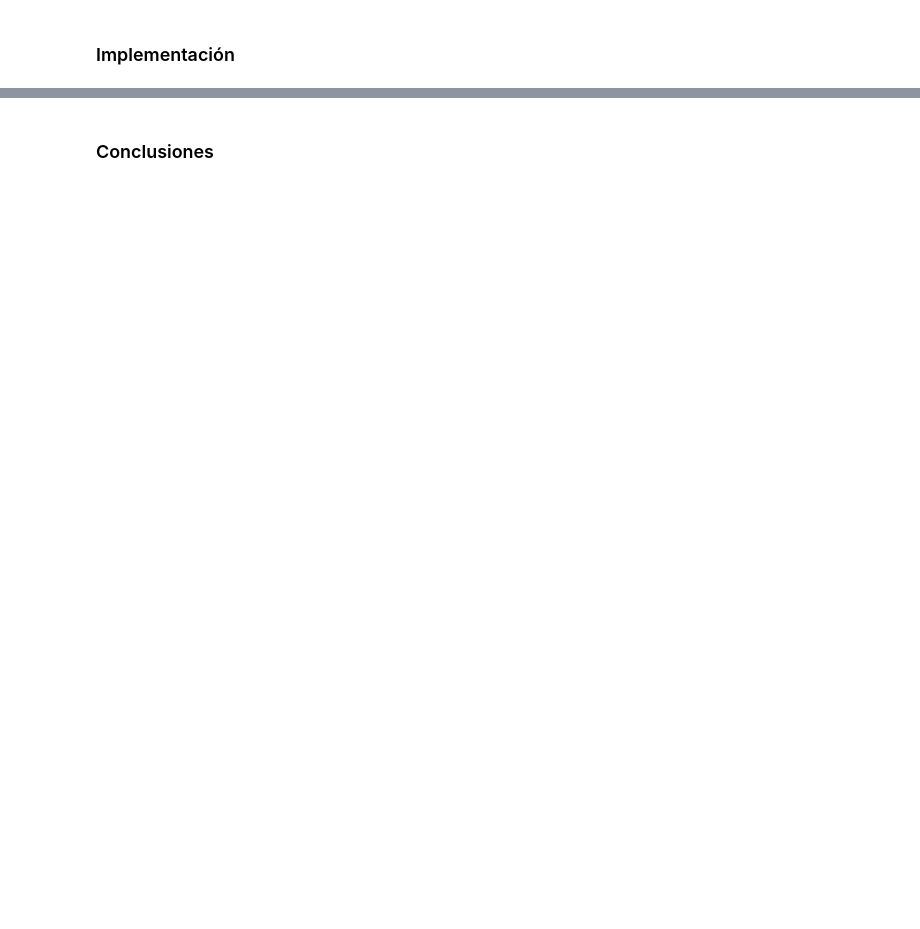
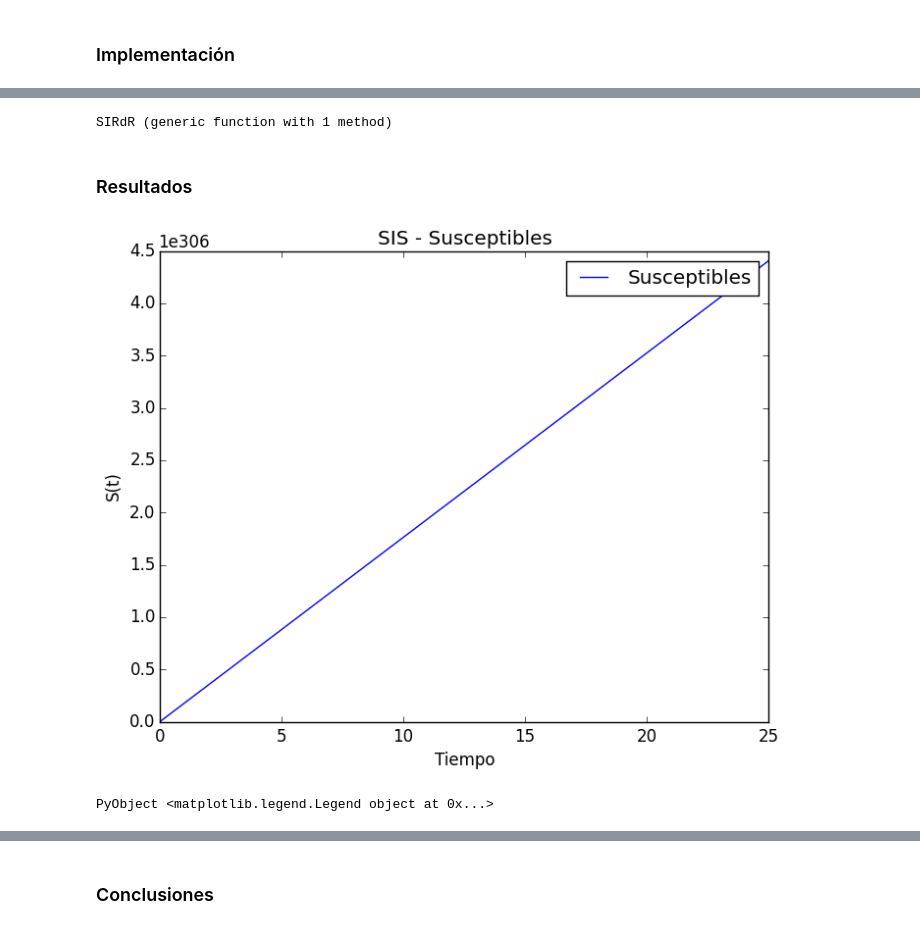
Before and after one commit to a9lara/GitSchoolRepository, a Jupyter notebook: ProyectoFinalPA.ipynb, the cells around one changed output, grey strips where cells are left out. Drawn from its saved outputs; the diff is of its cells as text; code cells hidden in the pictures; blank space fills up the shorter version.

```diff
--- a/ProyectoFinalPA.ipynb
+++ b/ProyectoFinalPA.ipynb
@@ -110,0 +131,58 @@ $\mu=0.90$
+# %%
+k_1(x,t,f,h)=f(x,t)
+k_2(x,t,f,h)=f(x+h*0.5*k_1(x,t,f,h),t+0.5*h)
+k_3(x,t,f,h)=f(x+h*0.5*k_2(x,t,f,h),t+0.5*h)
+k_4(x,t,f,h)=f(x+h*k_3(x,t,f,h),t+0.5*h)
+
+function integrar(f,x0,t0,tf,h)
+
+    rk4=Vector{Float64}[[x0]]
+    t=Float64[t0]
+
+            for i in t0:h:tf
+
+                rk4_nueva=x0+h*(1/3*k_1(x0,t0,f,h)+1/6*k_2(x0,t0,f,h)+1/6*k_3(x0,t0,f,h)+1/3*k_4(x0,t0,f,h))
+
+                t0=t0+h
+                x0=rk4_nueva
+
+
+                push!(t,t0)
+                push!(rk4,[x0])
+
+            end
+
+
+         t,hcat(rk4...)'
+
+
+
+end
+
+function N(x,t)
+    x[1]+x[2]+x[4]
+end
+
+function SISdS(x,t)
+    x[5]*x[1]*x[2]+x[7]*(x[4]-x[1])+ x[6]*x[2]
+end
+
+function SISdI(x,t)
+    x[5]*x[1]*x[2]- x[6]*x[2]- x[7]*x[2]
+end
+
+function SIRdS(x,t)
+    x[5]*x[1]*x[2]+x[7]*(x[4]-x[1])
+end
+
+function SIRdI(x,t)
+    x[5]*x[1]*x[2]- x[6]*x[2]- x[7]*x[2]
+end
+
+function SIRdR(x,t)
+    x[6]*x[2]-  x[7]*x[3]
+end
+# %% [output]
+SIRdR (generic function with 1 method)
+# %% [markdown]
+### Resultados
@@ -110,0 +191,12 @@ $\mu=0.90$
+# %%
+x1=[815890,9407,4703,8300000,0.66,0.071,0.90]
+
+tps2,resultados_dip=integrar(SISdS,x1,0,0.1,25);
+plot(tps2,resultados_dip[:;1],label="Susceptibles")
+xlabel("Tiempo")
+ylabel("S(t)")
+title("SIS - Susceptibles")
+legend()
+# %% [output]
+[figure, added]
+PyObject <matplotlib.legend.Legend object at 0x...>
```
Also changed, not shown: parts of 33 cells of this notebook.
